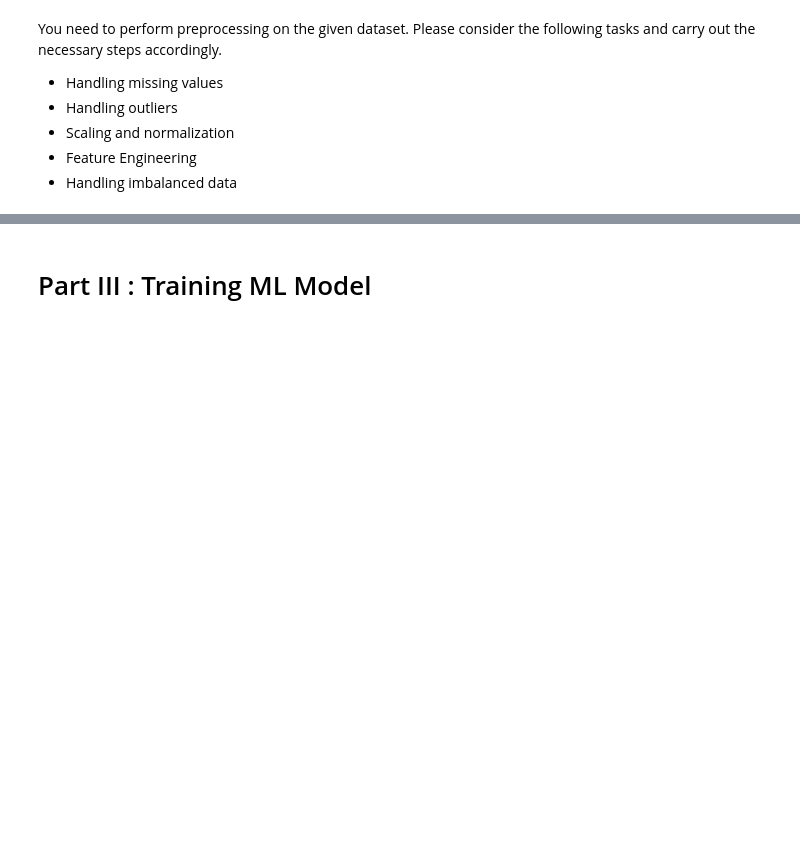
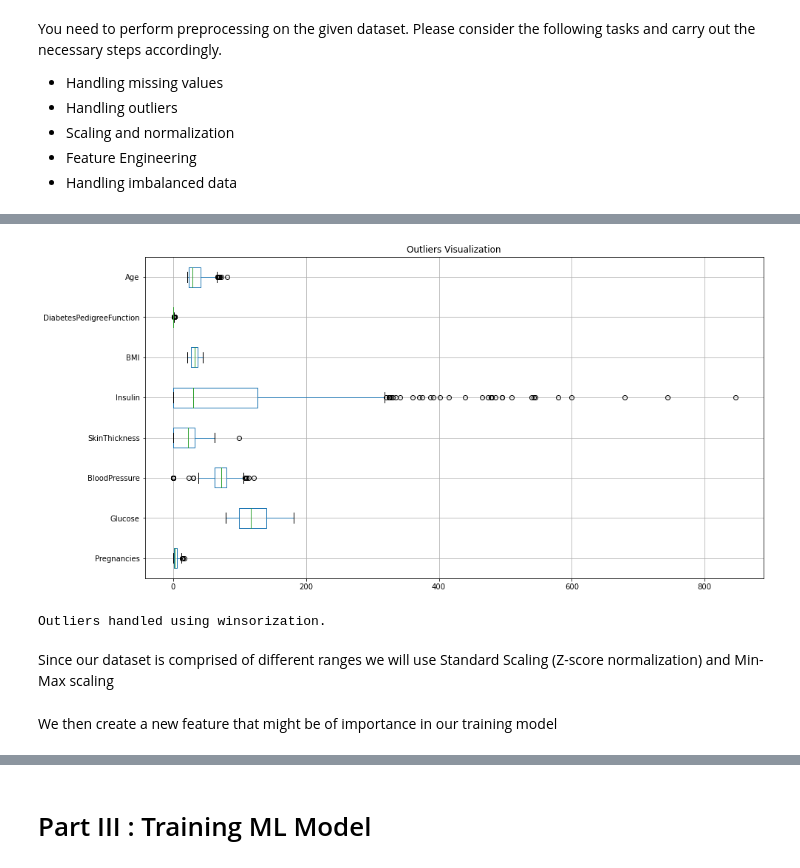
Before and after one commit to Affuya/LHL_ML_Project_Supervised_Learning, a Jupyter notebook: Supervised Learning - Project.ipynb, the cells around one changed output, grey strips where cells are left out. Drawn from its saved outputs; the diff is of its cells as text; code cells hidden in the pictures; blank space fills up the shorter version.

```diff
--- a/Supervised Learning - Project.ipynb
+++ b/Supervised Learning - Project.ipynb
@@ -147,0 +186,42 @@ You need to perform preprocessing on the given dataset. Please consider the foll
+# %%
+import matplotlib.pyplot as plt
+from scipy.stats.mstats import winsorize
+
+def handle_outliers(df, target_column, winsorize_limits=[0.05, 0.05]):
+    """
+    Visualize outliers using box plots and winsorize specified feature columns.
+
+    Parameters:
+    - df (pd.DataFrame): The input DataFrame.
+    - target_column (str): The target column name.
+    - winsorize_limits (list): List of tuples specifying the winsorization limits for each column.
+
+    Returns:
+    - pd.DataFrame: DataFrame with outliers handled.
+    """
+    # Exclude the target column for visualization
+    feature_columns = df.columns[df.columns != target_column]
+
+    # Visualize outliers using box plots
+    plt.figure(figsize=(15, 8))
+    df[feature_columns].boxplot(vert=False)
+    plt.title('Outliers Visualization')
+    plt.show()
+
+    # Handling outliers (winsorization)
+    for column, limits in zip(feature_columns, winsorize_limits):
+        df[column] = winsorize(df[column], limits=limits)
+
+    print("Outliers handled using winsorization.")
+    return df
+
+# Specify the target column
+target_column = 'Outcome'
+
+# Call the function with your DataFrame
+df = handle_outliers(df, target_column)
+# %% [output]
+[figure, added]
+Outliers handled using winsorization.
+# %% [markdown]
+Since our dataset is comprised of different ranges we will use Standard Scaling (Z-score normalization) and Min-Max scaling
@@ -147,0 +265,2 @@ You need to perform preprocessing on the given dataset. Please consider the foll
+# %% [markdown]
+We then create a new feature that might be of importance in our training model
```
Also changed, not shown: parts of 11 cells of this notebook.
